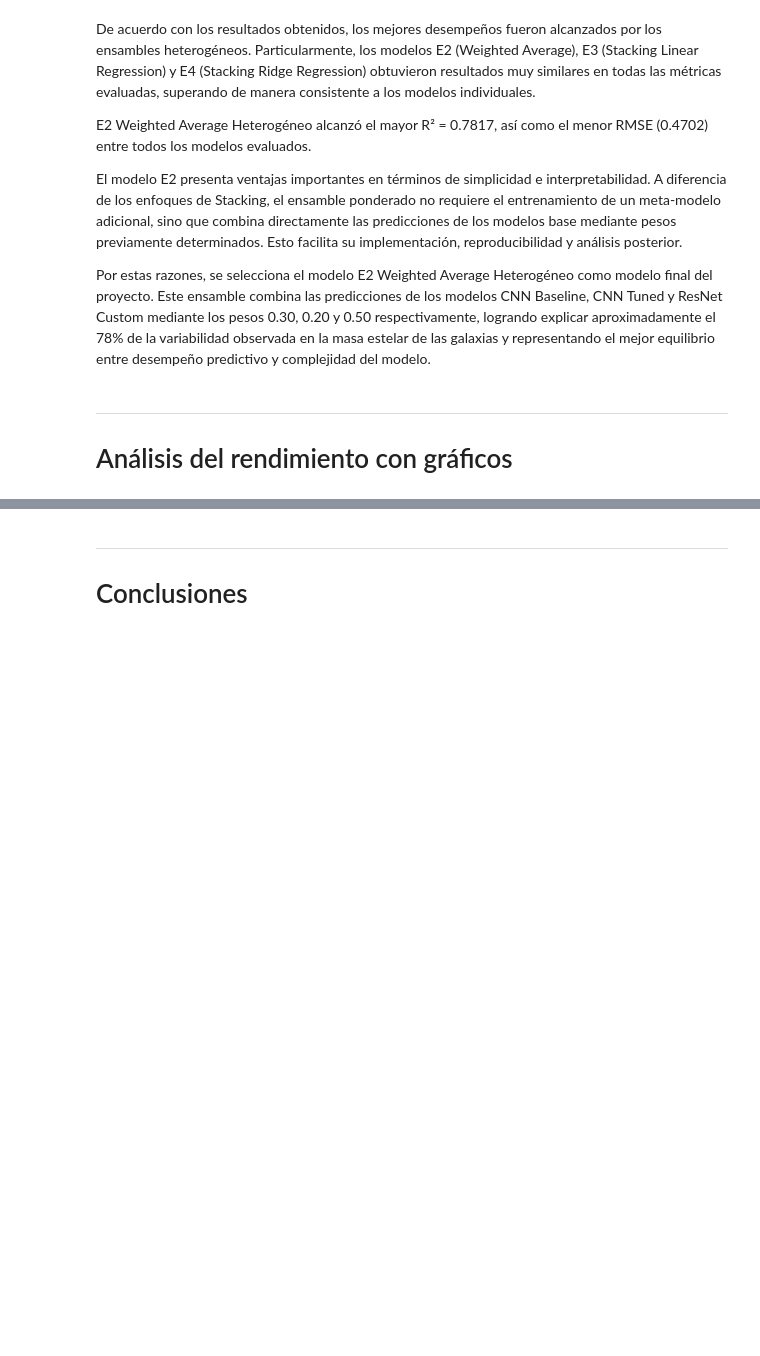
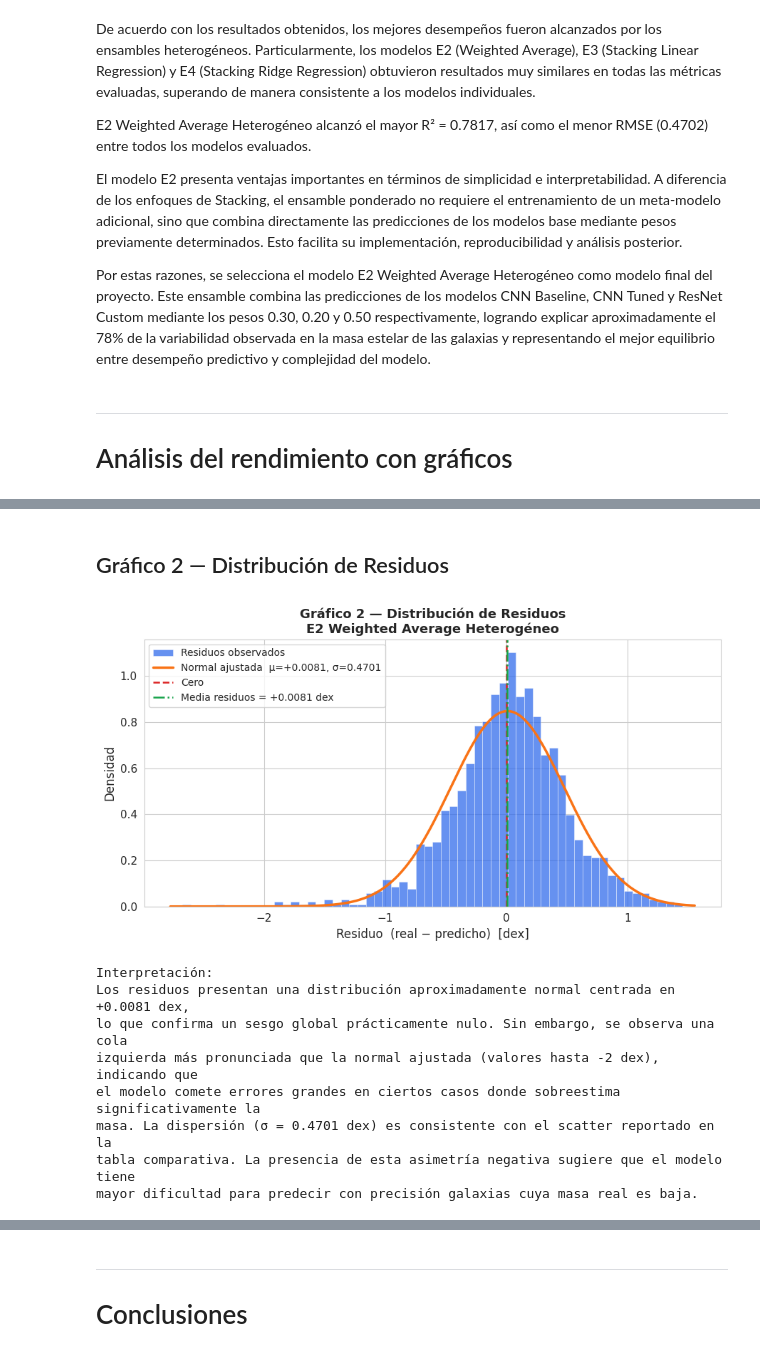
Before and after one commit to GusMorales14/Avance5.-61, a Jupyter notebook: Avance5.61.ipynb, the cells around one changed output, grey strips where cells are left out. Saved outputs shown, nothing was run; the diff lists cells and outputs as text; code cells hidden in the pictures; blank space fills up the shorter version.

```diff
--- a/Avance5.61.ipynb
+++ b/Avance5.61.ipynb
@@ -1190,0 +1275,44 @@ ___
+# %% [markdown]
+## Gráfico 2 — Distribución de Residuos
+# %%
+# ── Gráfico 2: Histograma de residuos ─────────────────────
+fig, ax = plt.subplots(figsize=(9, 5))
+
+mu, sigma = residuos.mean(), residuos.std()
+x_norm = np.linspace(residuos.min() - 0.1, residuos.max() + 0.1, 300)
+
+ax.hist(residuos, bins=60, density=True, color=C_MAIN,
+        alpha=0.7, edgecolor="white", linewidth=0.4, label="Residuos observados")
+ax.plot(x_norm, stats.norm.pdf(x_norm, mu, sigma),
+        "-", color=C_ACENT, lw=2.5,
+        label=f"Normal ajustada  μ={mu:+.4f}, σ={sigma:.4f}")
+ax.axvline(0,  color=C_WARN, ls="--", lw=1.8, label="Cero")
+ax.axvline(mu, color=C_OK,   ls="-.", lw=1.8,
+           label=f"Media residuos = {mu:+.4f} dex")
+
+ax.set_xlabel("Residuo  (real − predicho)  [dex]", fontsize=12)
+ax.set_ylabel("Densidad", fontsize=12)
+ax.set_title("Gráfico 2 — Distribución de Residuos\nE2 Weighted Average Heterogéneo",
+             fontsize=13, fontweight="bold")
+ax.legend(fontsize=10)
+plt.tight_layout()
+plt.show()
+
+print(f"""Interpretación:
+Los residuos presentan una distribución aproximadamente normal centrada en {mu:+.4f} dex,
+lo que confirma un sesgo global prácticamente nulo. Sin embargo, se observa una cola
+izquierda más pronunciada que la normal ajustada (valores hasta -2 dex), indicando que
+el modelo comete errores grandes en ciertos casos donde sobreestima significativamente la
+masa. La dispersión (σ = {sigma:.4f} dex) es consistente con el scatter reportado en la
+tabla comparativa. La presencia de esta asimetría negativa sugiere que el modelo tiene
+mayor dificultad para predecir con precisión galaxias cuya masa real es baja.""")
+# %% [output]
+[figure, added]
+Interpretación:
+Los residuos presentan una distribución aproximadamente normal centrada en +0.0081 dex,
+lo que confirma un sesgo global prácticamente nulo. Sin embargo, se observa una cola
+izquierda más pronunciada que la normal ajustada (valores hasta -2 dex), indicando que
+el modelo comete errores grandes en ciertos casos donde sobreestima significativamente la
+masa. La dispersión (σ = 0.4701 dex) es consistente con el scatter reportado en la
+tabla comparativa. La presencia de esta asimetría negativa sugiere que el modelo tiene
+mayor dificultad para predecir con precisión galaxias cuya masa real es baja.
```
Also changed, not shown: parts of 14 cells of this notebook.
